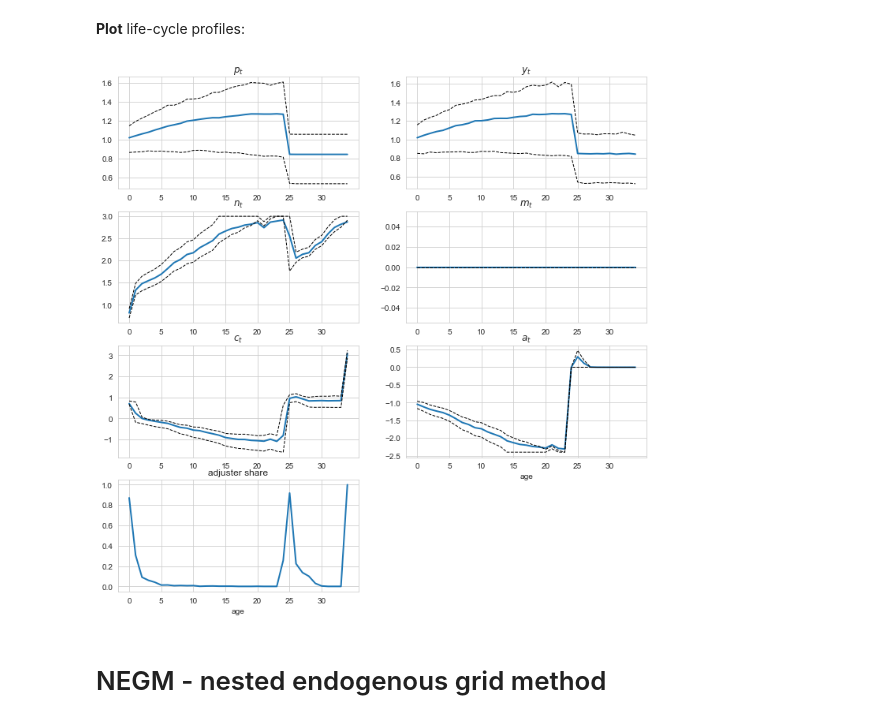
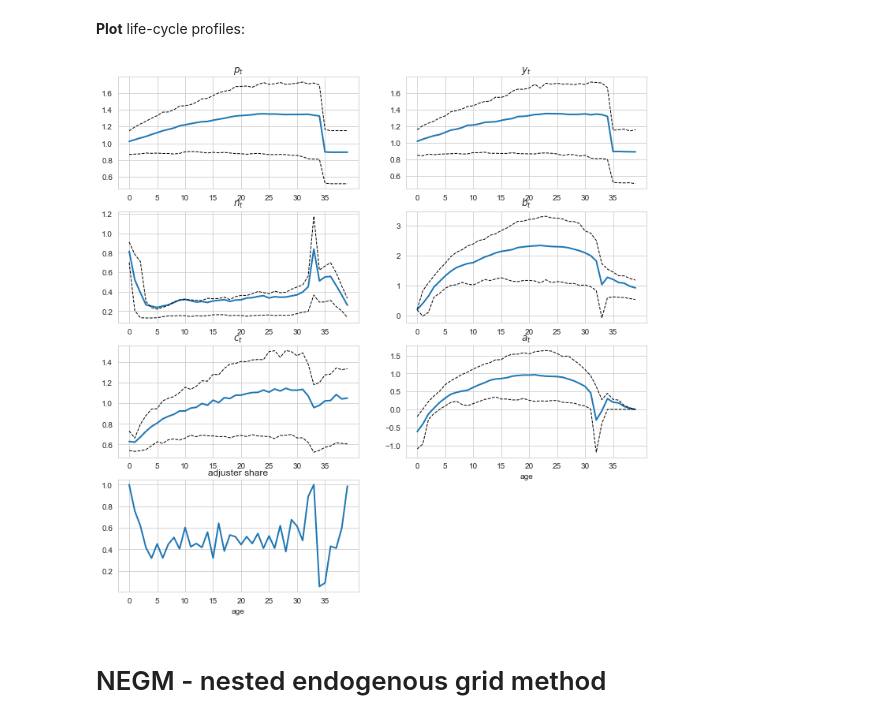
Before and after one commit to Bernseng/Dynamic-Programming, a Jupyter notebook: HousingModelCollateralConstraint/HousingModel.ipynb, the cells around one changed output. Cells and saved outputs as stored; diff of their text form; code cells hidden in the pictures.

```diff
--- a/HousingModelCollateralConstraint/HousingModel.ipynb
+++ b/HousingModelCollateralConstraint/HousingModel.ipynb
@@ -163,9 +163,8 @@ $$
 
 **NVFI** solves this reformulated problem.
 # %%
-model_nvfi = HousingModelClass(name='example_negm',par={'solmethod':'nvfi','do_print':True})
-#print(model_negm)
+model_nvfi = HousingModelClass(name='example_nvfi',par={'solmethod':'nvfi','do_print':True})
 model_nvfi.precompile_numba() # solve with very coarse grids
-model_nvfi.solve(do_assert=False)
+model_nvfi.solve()
 model_nvfi.simulate()
 # %% [output]
@@ -195,9 +194,9 @@ interactive(children=(Dropdown(description='t', options=(0, 1, 2, 3, 4, 5, 6, 7,
 # %% [markdown]
 **Plot** life-cycle profiles:
 # %%
-model_negm.lifecycle()
+model_nvfi.lifecycle()
 # %% [output]
-[figure, old version]
+[figure, new version]
 # %% [markdown]
 # NEGM - nested endogenous grid method
 # %% [markdown]
```
Also changed, not shown: parts of 4 cells of this notebook, 7 other files.
